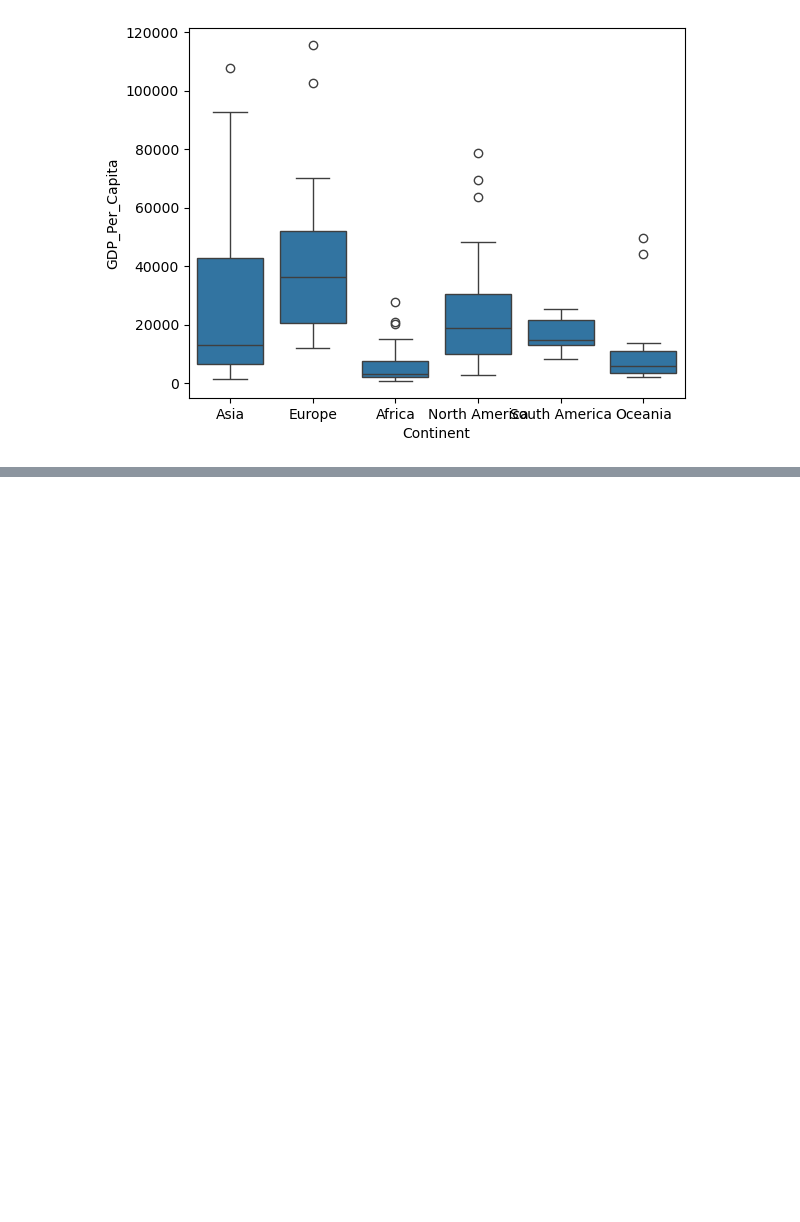
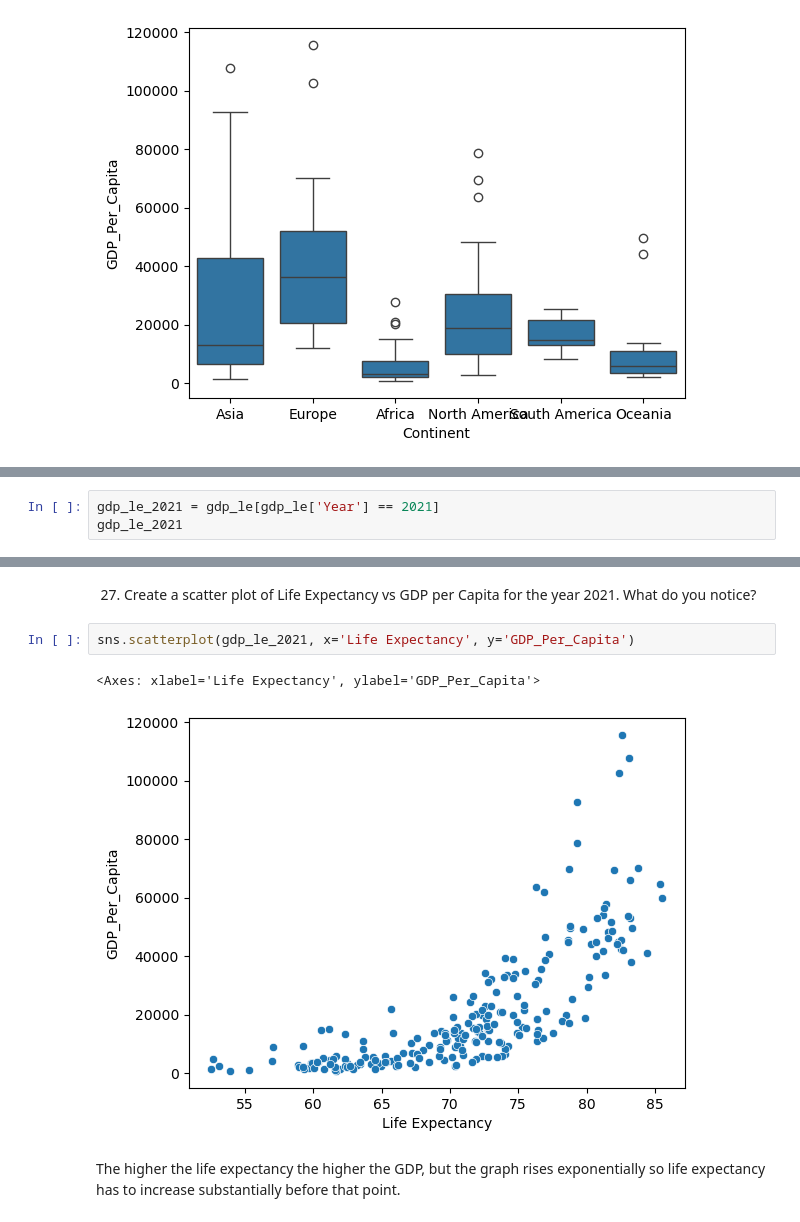
Before and after one commit to nss-data-science-cohort-8/un-exploration-GetGubbz, a Jupyter notebook: UN_Data_Exploration.ipynb, the cells around one changed output, grey strips where cells are left out. Cells and saved outputs as stored; diff of their text form; blank space fills up the shorter version.

```diff
--- a/UN_Data_Exploration.ipynb
+++ b/UN_Data_Exploration.ipynb
@@ -389,0 +471,3 @@ sns.boxplot(gdp_2021, x ='Continent', y = 'GDP_Per_Capita' )
+# %%
+gdp_le_2021 = gdp_le[gdp_le['Year'] == 2021]
+gdp_le_2021
@@ -389,0 +543,9 @@ sns.boxplot(gdp_2021, x ='Continent', y = 'GDP_Per_Capita' )
+# %% [markdown]
+27. Create a scatter plot of Life Expectancy vs GDP per Capita for the year 2021. What do you notice?
+# %%
+sns.scatterplot(gdp_le_2021, x='Life Expectancy', y='GDP_Per_Capita')
+# %% [output]
+<Axes: xlabel='Life Expectancy', ylabel='GDP_Per_Capita'>
+[figure, added]
+# %% [markdown]
+The higher the life expectancy the higher the GDP, but the graph rises exponentially so life expectancy has to increase substantially before that point.
```
Also changed, not shown: parts of 22 cells of this notebook.
